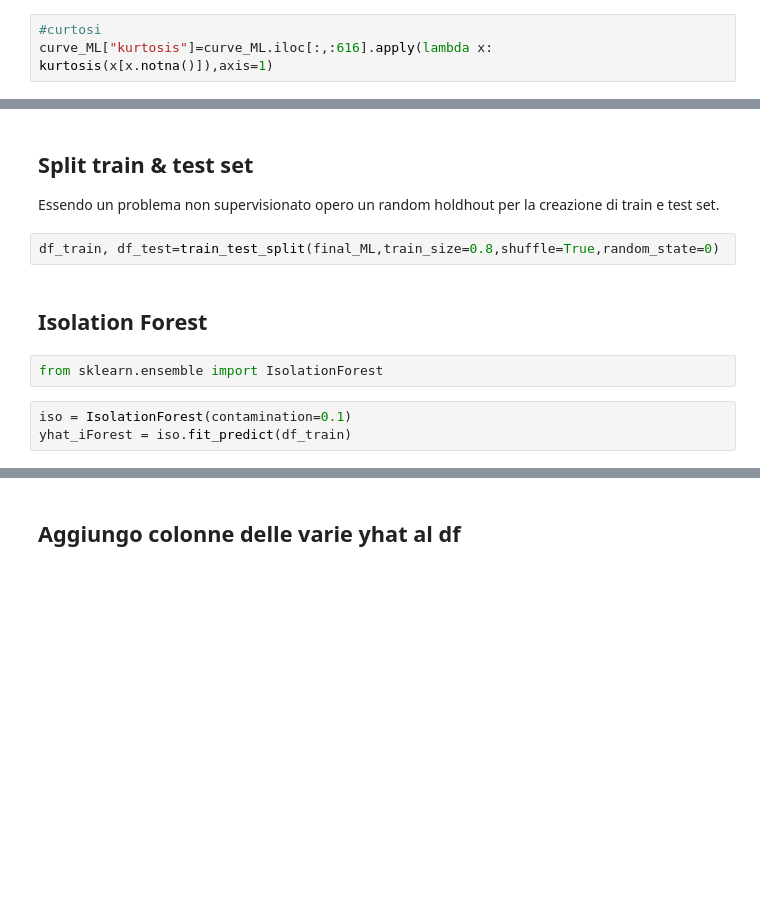
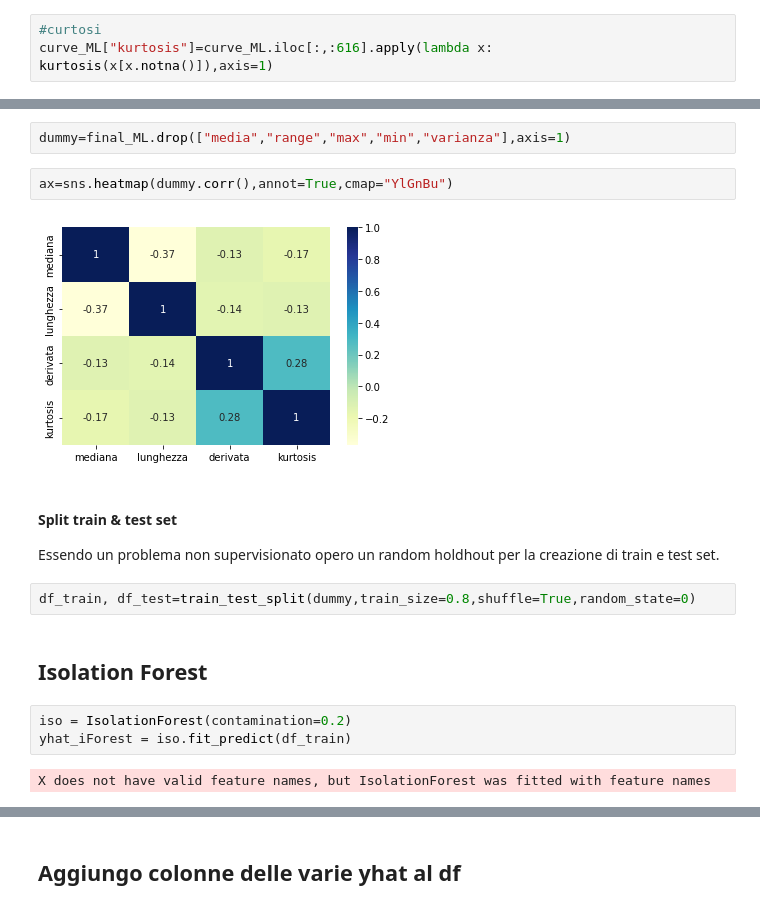
Before and after one commit to DavideMobilia/Anomaly-Detection, a Jupyter notebook: Scripts/Machine Learning.ipynb, the cells around one changed output, grey strips where cells are left out. Drawn from its saved outputs; the diff is of its cells as text; blank space fills up the shorter version.

```diff
--- a/Scripts/Machine Learning.ipynb
+++ b/Scripts/Machine Learning.ipynb
@@ -92,12 +104,18 @@ final_ML.head()
+# %%
+dummy=final_ML.drop(["media","range","max","min","varianza"],axis=1)
+# %%
+ax=sns.heatmap(dummy.corr(),annot=True,cmap="YlGnBu")
+# %% [output]
+[figure, added]
 # %% [markdown]
-## Split train & test set
+#### Split train & test set
 Essendo un problema non supervisionato opero un random holdhout per la creazione di train e test set.
 # %%
-df_train, df_test=train_test_split(final_ML,train_size=0.8,shuffle=True,random_state=0)
+df_train, df_test=train_test_split(dummy,train_size=0.8,shuffle=True,random_state=0)
 # %% [markdown]
 ## Isolation Forest
-# %%
-from sklearn.ensemble import IsolationForest
 # %%
-iso = IsolationForest(contamination=0.1)
+iso = IsolationForest(contamination=0.2)
 yhat_iForest = iso.fit_predict(df_train)
+# %% [output]
+X does not have valid feature names, but IsolationForest was fitted with feature names
```
Also changed, not shown: parts of 17 cells of this notebook.
